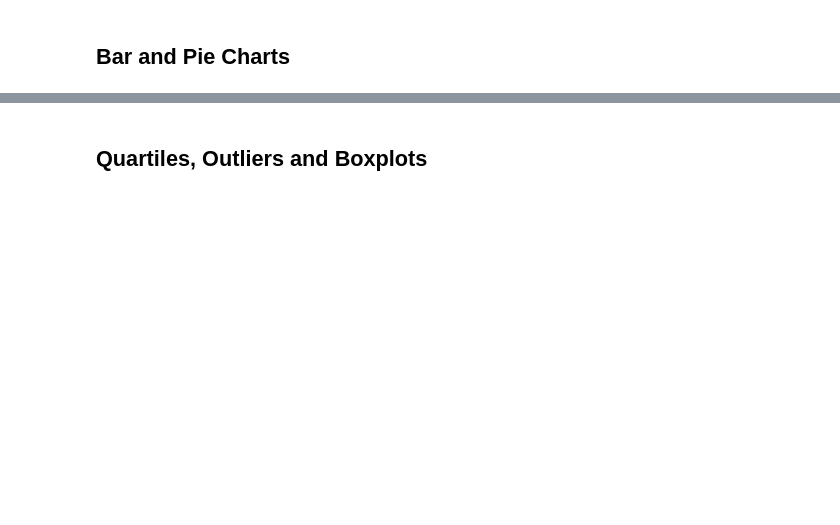
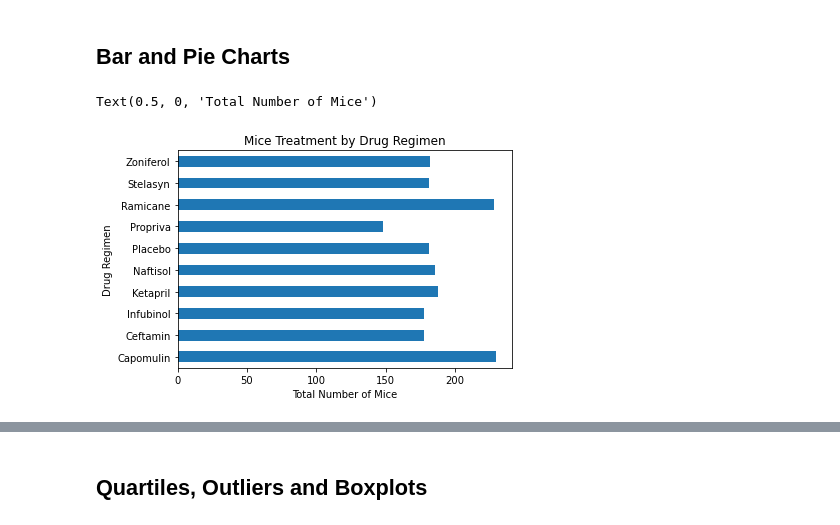
Before and after one commit to awinston8089/matplotlibchallenge, a Jupyter notebook: Instructions/Pymaceuticals/pymaceuticals_starter.ipynb, the cells around one changed output, grey strips where cells are left out. Cells and saved outputs as stored; diff of their text form; code cells hidden in the pictures; blank space fills up the shorter version.

```diff
--- a/Instructions/Pymaceuticals/pymaceuticals_starter.ipynb
+++ b/Instructions/Pymaceuticals/pymaceuticals_starter.ipynb
@@ -127,5 +145,13 @@ summary_table_df
 ## Bar and Pie Charts
 # %%
 # Generate a bar plot showing the total number of mice for each treatment throughout the course of the study using pandas.
+totalmice_treatment = mousestudy_cleandata_df.groupby('Drug Regimen')['Mouse ID'].count()
+type (totalmice_treatment)
+
+totalmice_treatment.plot(kind='barh', title="Mice Treatment by Drug Regimen")
+plt.xlabel("Total Number of Mice")
+# %% [output]
+Text(0.5, 0, 'Total Number of Mice')
+[figure, added]
 # %%
 # Generate a bar plot showing the total number of mice for each treatment throughout the course of the study using pyplot.
```
Also changed, not shown: parts of 13 cells of this notebook, 2 other files.
